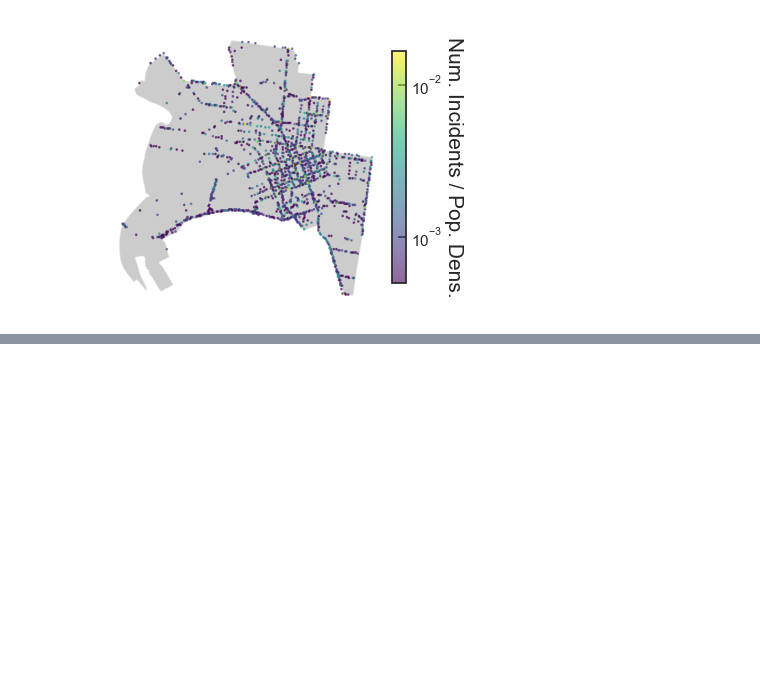
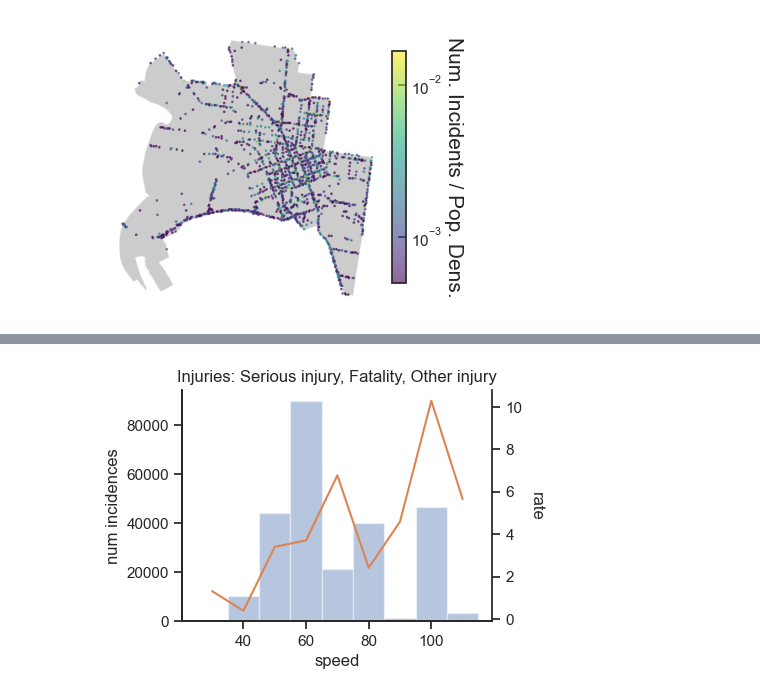
Before and after one commit to renkeven/Crash-Stats, a Jupyter notebook: Vic-Crash-Data-Analysis.ipynb, the cells around one changed output, grey strips where cells are left out. Cells and saved outputs as stored; diff of their text form; code cells hidden in the pictures; blank space fills up the shorter version.

Commit message:
pre-train jupyter

```diff
--- a/Vic-Crash-Data-Analysis.ipynb
+++ b/Vic-Crash-Data-Analysis.ipynb
@@ -778,4 +589,0 @@ cbar.ax.tick_params(which='both', direction='in')
-# %%
-speed_map = gpd.read_file('shpfiles/Speed_Signs.shp')
-# %%
-speed_map['round_down'] = speed_map.apply(lambda c: int((c['SIGN_SPEED']//10) *10), axis=1)
@@ -885,0 +590,16 @@ pd.read_csv(CFG.acc_csv, nrows=5000)
+# %%
+"""let's look at subsets of our data. as we're not training, it'll be easier to generate charts if we don't
+one-hot them yet.
+
+as person_df is not one-hotted, we are essentially looking at a table at a per-person instance.
+each row represents the incidence and outcome of a person.
+
+SEVERITY which represents the overall outcome should not be plotted
+"""
+
+merged_eda_list = [acc_df, weather_df, surface_df, node_df, person_df]
+merged_eda_df = functools.reduce(lambda l, r: pd.merge(l, r, left_index=True, right_index=True), merged_eda_list).reset_index()
+
+merged_eda_df = merged_eda_df[merged_eda_df['Inj Level Desc'] != 'Unknown']
+
+merged_eda_df.head()
@@ -885,0 +613,72 @@ pd.read_csv(CFG.acc_csv, nrows=5000)
+# %%
+"""start with something easy. filter by 'Fatality' and 'Serious injury'
+
+for normalization, we'll grab the road database and normalize by number of roads at that speed.
+
+min_speed here is 30kmph.
+
+maybe a bar plot with just 60/80/100 to highlight the most extreme differences in common speeds?
+"""
+min_speed = 30
+max_speed = 130
+bin_size= 10
+
+speed_round = speed_map.apply(lambda c: int((c['SIGN_SPEED']//10) *10), axis=1)
+speed_dist = speed_round.groupby(speed_round).size()
+speed_dist = speed_dist[speed_dist.index >= min_speed]
+
+inj_query = ['Serious injury', 'Fatality', 'Other injury']
+
+def plot_inj_speed(df, inj_query):
+    fig = plt.figure()
+    ax1 = fig.add_subplot(111)
+    ax2 = ax1.twinx()
+
+    h = ax1.hist(
+        df.query("`Inj Level Desc` == @inj_query")['SPEED_ZONE'],
+        bins=np.arange(min_speed//bin_size, max_speed//bin_size)*bin_size - bin_size//2,
+        alpha=0.4
+    )
+
+    x_center = (h[1][:-1] + h[1][1:])/2
+    ax2.plot(x_center, h[0]/speed_dist, color=CFG.col_array[1])
+
+    ax1.set_xlabel('speed')
+    ax1.set_ylabel('num incidences')
+    ax2.set_ylabel('rate', rotation=-90, labelpad=15)
+    ax2.spines.right.set_visible(True)
+
+    ax1.set_title(f"Injuries: {', ' .join(inj_query)}")
+
+    plt.show()
+    return np.asarray(x_center), np.asarray(h[0]/speed_dist)
+
+#
+x_speed, inj_speed = plot_inj_speed(merged_eda_df, inj_query)
+_, not_inj_speed =  plot_inj_speed(merged_eda_df, ['Not injured'])
+plot_inj_speed(merged_eda_df.query('`Road User Type Desc` == ["Motorcyclists", "Pillion Passengers"]'), inj_query)
+
+
+fig = plt.figure(figsize=(4,3))
+ax1 = fig.add_subplot(111)
+
+ax1.plot(x_speed[1:], np.nan_to_num(inj_speed/not_inj_speed)[1:], color=CFG.col_array[1])
+ax1.bar(x_speed, np.nan_to_num(inj_speed/not_inj_speed), width=10, color=CFG.col_array[0], alpha=0.4)
+#ax1.invert_yaxis()
+
+ax1.set_xticks(x_speed)
+
+ax1.set_ylim(0.5, 2.5)
+
+#y_ticks = ax1.get_yticklabels()
+#y_ticks[0].set_visible(False)
+
+#ax1.tick_params(labelleft=False, left=False)
+#ax1.spines['left'].set_visible(False)
+
+
+#plt.savefig(f"output/ben_growth_bar.png", dpi=300, bbox_inches = "tight", transparent=True)
+
+plt.show()
+# %% [output]
+[figure, added]
```
Also changed, not shown: parts of 47 cells of this notebook, 1 other file.
